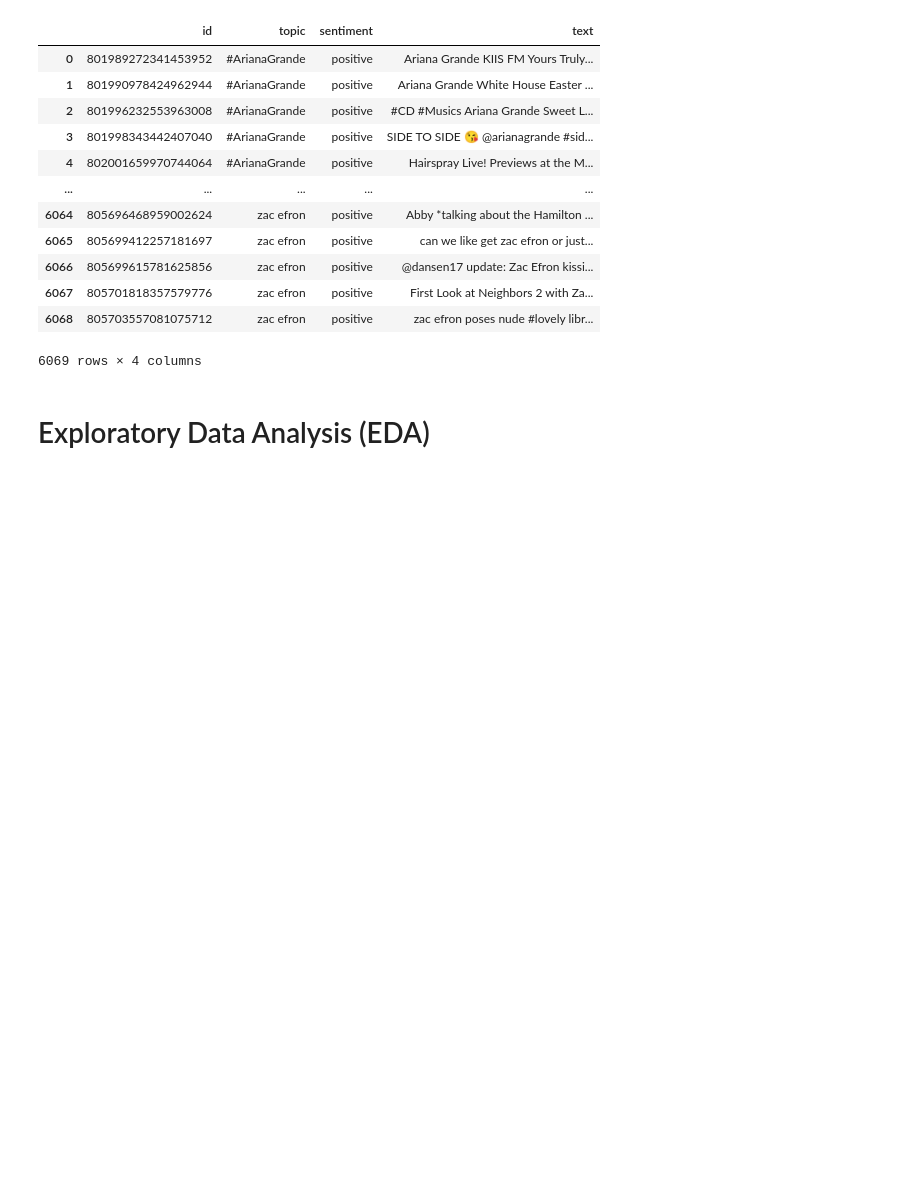
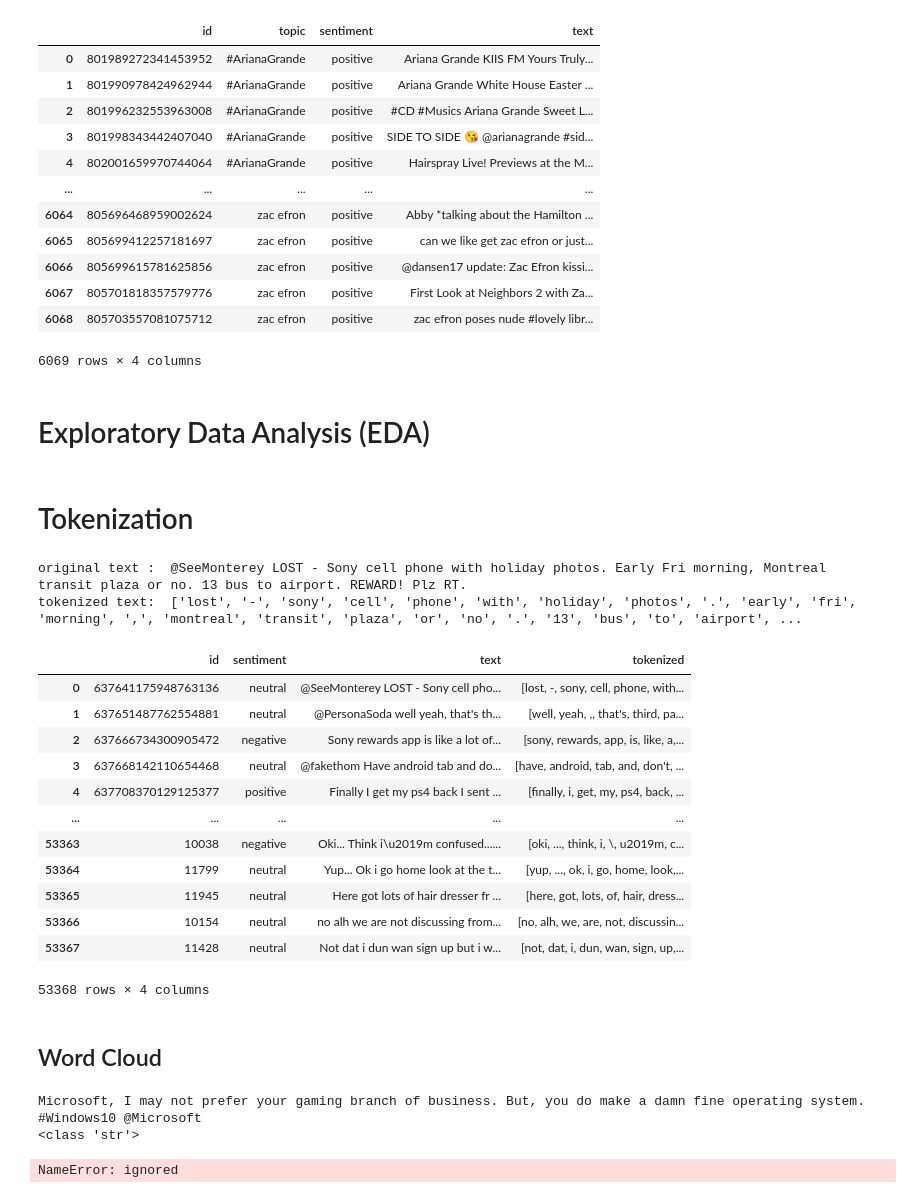
Before and after one commit to donyeun/AMLSII_19-20_SN18154195, a Jupyter notebook: AMLS_II.ipynb, the cells around one changed output. Cells and saved outputs as stored; diff of their text form; code cells hidden in the pictures; blank space fills up the shorter version.

```diff
--- a/AMLS_II.ipynb
+++ b/AMLS_II.ipynb
@@ -179,3 +185,24 @@ task_b_test_df
 6069 rows × 4 columns
 # %% [markdown]
 # Exploratory Data Analysis (EDA)
+# %% [markdown]
+# Tokenization
+# %%
+tokenizer = nltk.tokenize.TweetTokenizer(
+    strip_handles = cfg['preprocessing']['tokenization']['remove_twitter_handle'],
+    preserve_case = cfg['preprocessing']['tokenization']['preserve_case']
+)
+
+def tokenize_text(text, tokenizer):
+  tokenized_text = tokenizer.tokenize(
+      text,
+    )
+  return tokenized_text
+
+# Tokenisation Example
+text = task_a_train_df.head(1)['text'].values[0]
+print('original text : ', text)
+print('tokenized text: ', tokenizer.tokenize(text))
+# %% [output]
+original text :  @SeeMonterey LOST - Sony cell phone with holiday photos. Early Fri morning, Montreal transit plaza or no. 13 bus to airport. REWARD! Plz RT.
+tokenized text:  ['lost', '-', 'sony', 'cell', 'phone', 'with', 'holiday', 'photos', '.', 'early', 'fri', 'morning', ',', 'montreal', 'transit', 'plaza', 'or', 'no', '.', '13', 'bus', 'to', 'airport', ...
@@ -181,0 +217,18 @@ task_b_test_df
+# %%
+task_a_train_df
+# %% [output]
+|  | id | sentiment | text | tokenized |
+| 0 | 637641175948763136 | neutral | @SeeMonterey LOST - Sony cell pho... | [lost, -, sony, cell, phone, with... |
+| 1 | 637651487762554881 | neutral | @PersonaSoda well yeah, that's th... | [well, yeah, ,, that's, third, pa... |
+| 2 | 637666734300905472 | negative | Sony rewards app is like a lot of... | [sony, rewards, app, is, like, a,... |
+| 3 | 637668142110654468 | neutral | @fakethom Have android tab and do... | [have, android, tab, and, don't, ... |
+| 4 | 637708370129125377 | positive | Finally I get my ps4 back I sent ... | [finally, i, get, my, ps4, back, ... |
+| ... | ... | ... | ... | ... |
+| 53363 | 10038 | negative | Oki... Think i\u2019m confused...... | [oki, ..., think, i, \, u2019m, c... |
+| 53364 | 11799 | neutral | Yup... Ok i go home look at the t... | [yup, ..., ok, i, go, home, look,... |
+| 53365 | 11945 | neutral | Here got lots of hair dresser fr ... | [here, got, lots, of, hair, dress... |
+| 53366 | 10154 | neutral | no alh we are not discussing from... | [no, alh, we, are, not, discussin... |
+| 53367 | 11428 | neutral | Not dat i dun wan sign up but i w... | [not, dat, i, dun, wan, sign, up,... |
+53368 rows × 4 columns
+# %% [markdown]
+## Word Cloud
@@ -181,0 +249,14 @@ task_b_test_df
+# %%
+df = task_b_train_df[task_b_train_df['sentiment'] == 'positive']['text'][4]
+print(df)
+# print(df.shape)
+# show_wordcloud(str(df.values), 'judul', max_words=20000)
+
+# print(df.shape)
+word_string = "you verse wrote book stand titlea i you you you kampung"
+print(type(word_string))
+show_wordcloud(word_string, 'judul', max_words=20000)
+# %% [output]
+Microsoft, I may not prefer your gaming branch of business. But, you do make a damn fine operating system. #Windows10 @Microsoft
+<class 'str'>
+NameError: ignored
```
Also changed, not shown: parts of 9 cells of this notebook.
